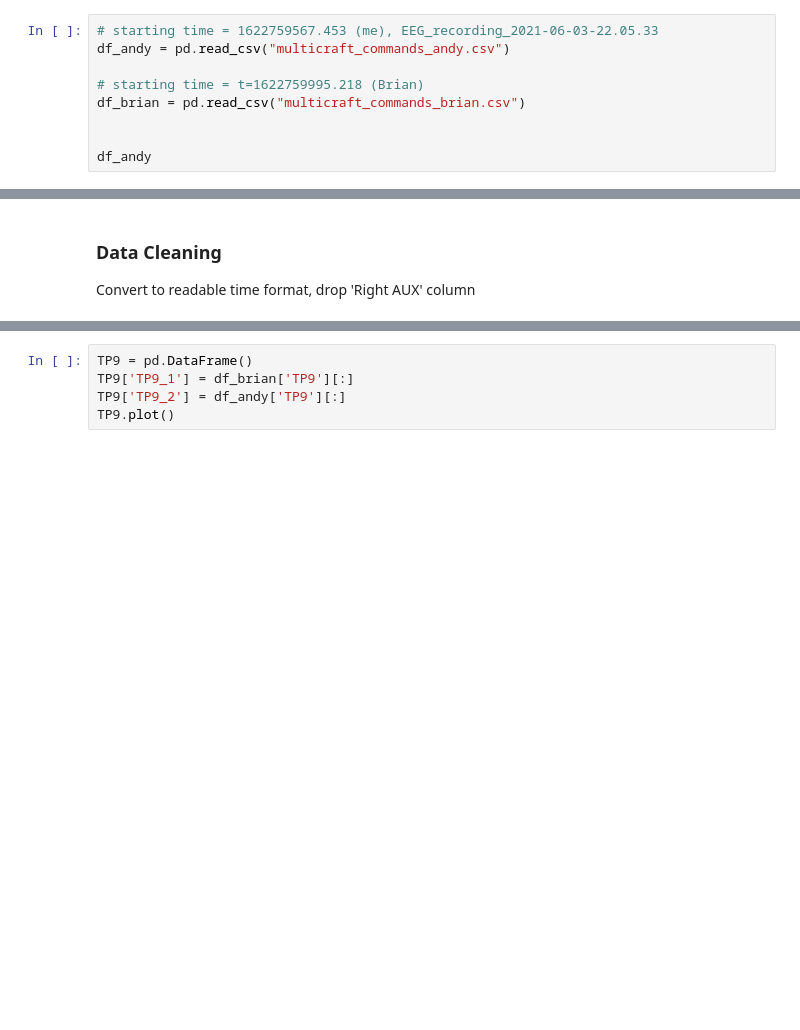
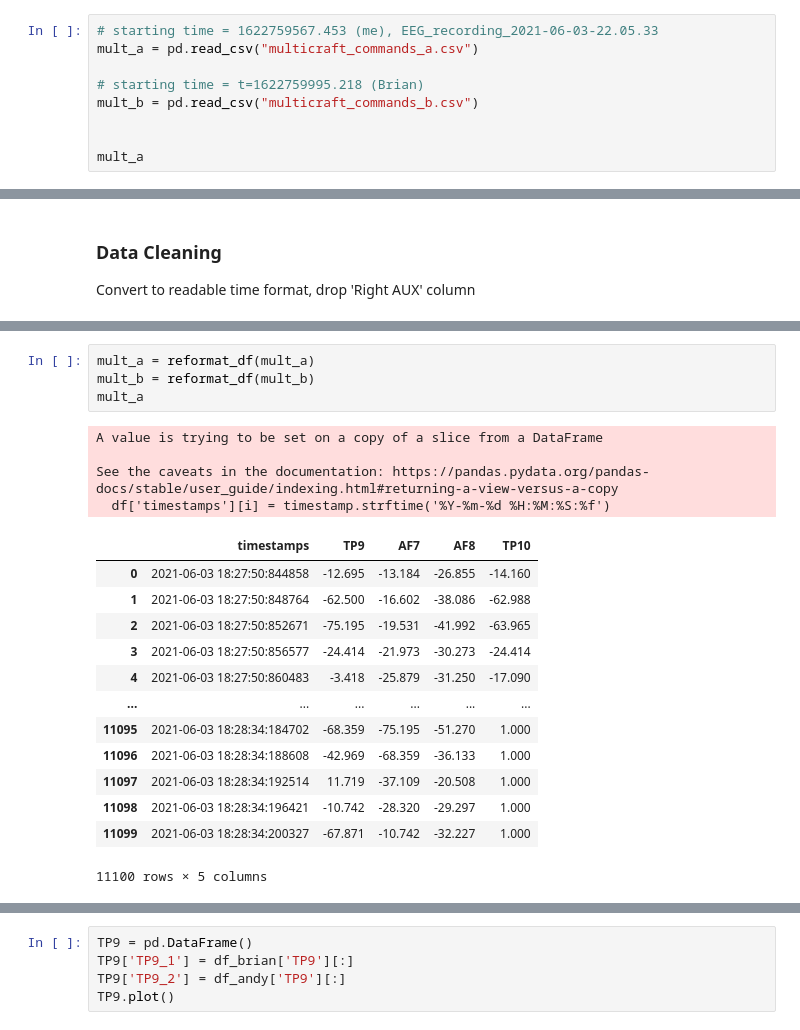
Before and after one commit to andyko208/EEG_Classification, a Jupyter notebook: EEG_data_analysis.ipynb, the cells around one changed output, grey strips where cells are left out. Drawn from its saved outputs; the diff is of its cells as text; blank space fills up the shorter version.

```diff
--- a/EEG_data_analysis.ipynb
+++ b/EEG_data_analysis.ipynb
@@ -176,13 +167,13 @@ sub_a_concentrating
 15192 rows × 6 columns
 # %%
 # starting time = 1622759567.453 (me), EEG_recording_2021-06-03-22.05.33
-df_andy = pd.read_csv("multicraft_commands_andy.csv")
+mult_a = pd.read_csv("multicraft_commands_a.csv")
 
 # starting time = t=1622759995.218 (Brian)
-df_brian = pd.read_csv("multicraft_commands_brian.csv")
+mult_b = pd.read_csv("multicraft_commands_b.csv")
 
 
-df_andy
+mult_a
 # %% [output]
 |  | timestamps | TP9 | AF7 | AF8 | TP10 | Right AUX |
 | 0 | 1.622759e+15 | -12.695 | -13.184 | -26.855 | -14.160 | 1.0 |
@@ -312,0 +316,22 @@ mind_wandering
+# %%
+mult_a = reformat_df(mult_a)
+mult_b = reformat_df(mult_b)
+mult_a
+# %% [output]
+A value is trying to be set on a copy of a slice from a DataFrame
+
+See the caveats in the documentation: https://pandas.pydata.org/pandas-docs/stable/user_guide/indexing.html#returning-a-view-versus-a-copy
+  df['timestamps'][i] = timestamp.strftime('%Y-%m-%d %H:%M:%S:%f')
+|  | timestamps | TP9 | AF7 | AF8 | TP10 |
+| 0 | 2021-06-03 18:27:50:844858 | -12.695 | -13.184 | -26.855 | -14.160 |
+| 1 | 2021-06-03 18:27:50:848764 | -62.500 | -16.602 | -38.086 | -62.988 |
+| 2 | 2021-06-03 18:27:50:852671 | -75.195 | -19.531 | -41.992 | -63.965 |
+| 3 | 2021-06-03 18:27:50:856577 | -24.414 | -21.973 | -30.273 | -24.414 |
+| 4 | 2021-06-03 18:27:50:860483 | -3.418 | -25.879 | -31.250 | -17.090 |
+| ... | ... | ... | ... | ... | ... |
+| 11095 | 2021-06-03 18:28:34:184702 | -68.359 | -75.195 | -51.270 | 1.000 |
+| 11096 | 2021-06-03 18:28:34:188608 | -42.969 | -68.359 | -36.133 | 1.000 |
+| 11097 | 2021-06-03 18:28:34:192514 | 11.719 | -37.109 | -20.508 | 1.000 |
+| 11098 | 2021-06-03 18:28:34:196421 | -10.742 | -28.320 | -29.297 | 1.000 |
+| 11099 | 2021-06-03 18:28:34:200327 | -67.871 | -10.742 | -32.227 | 1.000 |
+11100 rows × 5 columns
```
Also changed, not shown: parts of 16 cells of this notebook, 38 other files.
